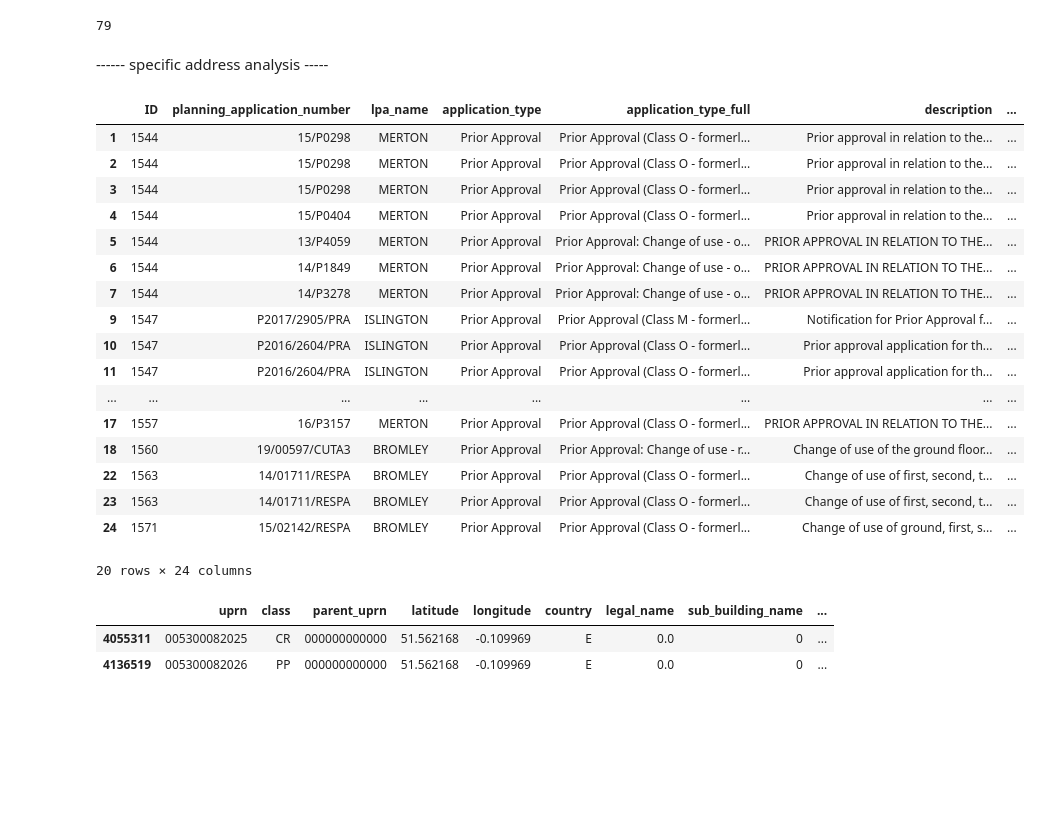
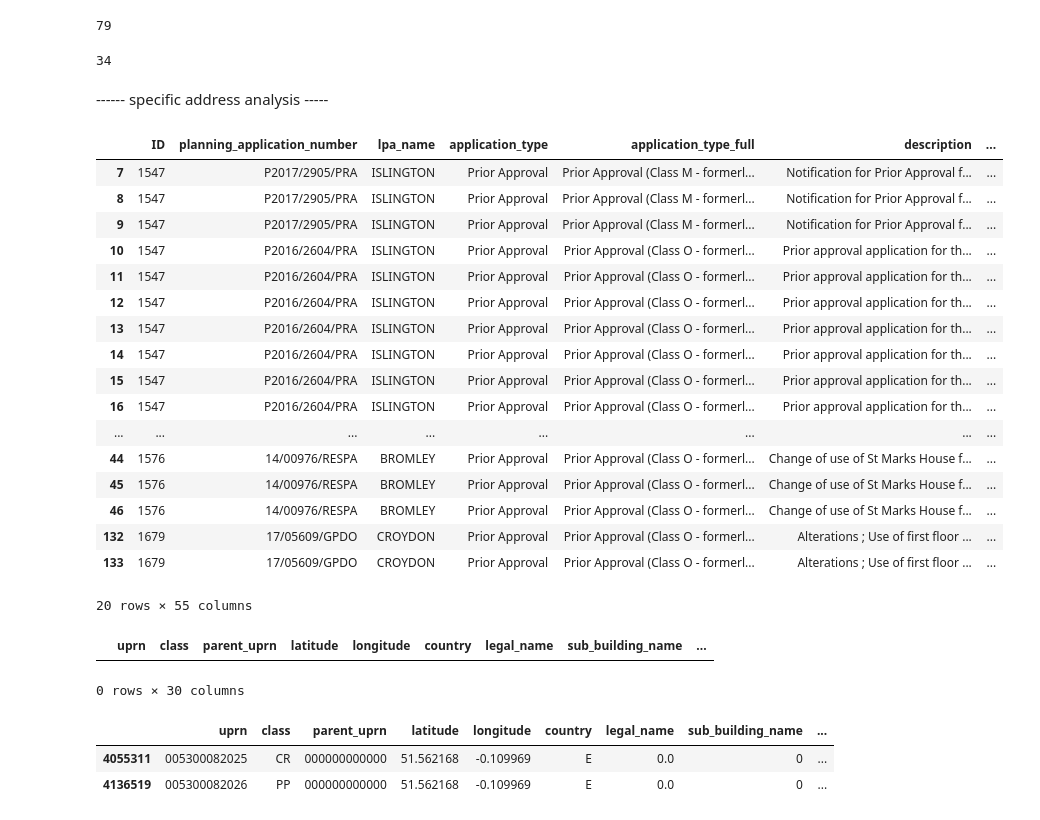
Before and after one commit to christinelangston/research_pd_24, a Jupyter notebook: CL_07_address_match_python_working.ipynb, the cells around one changed output. Drawn from its saved outputs; the diff is of its cells as text; code cells hidden in the pictures; blank space fills up the shorter version.

Commit message:
add strategy for loose matching, ignore building name

```diff
--- a/CL_07_address_match_python_working.ipynb
+++ b/CL_07_address_match_python_working.ipynb
@@ -389,26 +377,50 @@ merged_on_address5B_no_match = merged_on_address5B_no_match.dropna(axis=1, how='
+# %%
+## Strategy 6
+left_columns_6 = ['site_number_clean', 'street_name', 'postcode_clean']
+right_columns_6 = ['pao_start_number', 'street_description', 'postcode_locator']
+
+merged_on_address6_match, merged_on_address6_no_match = my_merge(merged_on_address5B_no_match, resi_AB, left_columns_6, right_columns_6)
+# %%
+merged_on_address6_match['ID'].nunique()
+# %% [output]
+34
+# %%
+merged_on_address6_match = merged_on_address6_match.rename(columns={"uprn": "uprn_OSAB"})
+#merged_on_address3_match = merged_on_address3_match.drop(columns = ['short_site_name_LPA]'])
+merged_on_address6_match['match_strategy'] = 'address_6'
+
+frames = [all_matched, merged_on_address6_match]
+
+all_matched = pd.concat(frames)
+merged_on_address6_no_match = merged_on_address6_no_match.dropna(axis=1, how='all')
 # %% [markdown]
 ------ specific address analysis -----
 # %%
-merged_on_address5_no_match.head(20)
+merged_on_address6_match.head(20)
 # %% [output]
 |  | ID | planning_application_number | lpa_name | application_type | application_type_full | description | ... |
-| 1 | 1544 | 15/P0298 | MERTON | Prior Approval | Prior Approval (Class O - formerl... | Prior approval in relation to the... | ... |
-| 2 | 1544 | 15/P0298 | MERTON | Prior Approval | Prior Approval (Class O - formerl... | Prior approval in relation to the... | ... |
-| 3 | 1544 | 15/P0298 | MERTON | Prior Approval | Prior Approval (Class O - formerl... | Prior approval in relation to the... | ... |
-| 4 | 1544 | 15/P0404 | MERTON | Prior Approval | Prior Approval (Class O - formerl... | Prior approval in relation to the... | ... |
-| 5 | 1544 | 13/P4059 | MERTON | Prior Approval | Prior Approval: Change of use - o... | PRIOR APPROVAL IN RELATION TO THE... | ... |
-| 6 | 1544 | 14/P1849 | MERTON | Prior Approval | Prior Approval: Change of use - o... | PRIOR APPROVAL IN RELATION TO THE... | ... |
-| 7 | 1544 | 14/P3278 | MERTON | Prior Approval | Prior Approval: Change of use - o... | PRIOR APPROVAL IN RELATION TO THE... | ... |
+| 7 | 1547 | P2017/2905/PRA | ISLINGTON | Prior Approval | Prior Approval (Class M - formerl... | Notification for Prior Approval f... | ... |
+| 8 | 1547 | P2017/2905/PRA | ISLINGTON | Prior Approval | Prior Approval (Class M - formerl... | Notification for Prior Approval f... | ... |
 | 9 | 1547 | P2017/2905/PRA | ISLINGTON | Prior Approval | Prior Approval (Class M - formerl... | Notification for Prior Approval f... | ... |
 | 10 | 1547 | P2016/2604/PRA | ISLINGTON | Prior Approval | Prior Approval (Class O - formerl... | Prior approval application for th... | ... |
 | 11 | 1547 | P2016/2604/PRA | ISLINGTON | Prior Approval | Prior Approval (Class O - formerl... | Prior approval application for th... | ... |
+| 12 | 1547 | P2016/2604/PRA | ISLINGTON | Prior Approval | Prior Approval (Class O - formerl... | Prior approval application for th... | ... |
+| 13 | 1547 | P2016/2604/PRA | ISLINGTON | Prior Approval | Prior Approval (Class O - formerl... | Prior approval application for th... | ... |
+| 14 | 1547 | P2016/2604/PRA | ISLINGTON | Prior Approval | Prior Approval (Class O - formerl... | Prior approval application for th... | ... |
+| 15 | 1547 | P2016/2604/PRA | ISLINGTON | Prior Approval | Prior Approval (Class O - formerl... | Prior approval application for th... | ... |
+| 16 | 1547 | P2016/2604/PRA | ISLINGTON | Prior Approval | Prior Approval (Class O - formerl... | Prior approval application for th... | ... |
 | ... | ... | ... | ... | ... | ... | ... | ... |
-| 17 | 1557 | 16/P3157 | MERTON | Prior Approval | Prior Approval (Class O - formerl... | PRIOR APPROVAL IN RELATION TO THE... | ... |
-| 18 | 1560 | 19/00597/CUTA3 | BROMLEY | Prior Approval | Prior Approval: Change of use - r... | Change of use of the ground floor... | ... |
-| 22 | 1563 | 14/01711/RESPA | BROMLEY | Prior Approval | Prior Approval (Class O - formerl... | Change of use of first, second, t... | ... |
-| 23 | 1563 | 14/01711/RESPA | BROMLEY | Prior Approval | Prior Approval (Class O - formerl... | Change of use of first, second, t... | ... |
-| 24 | 1571 | 15/02142/RESPA | BROMLEY | Prior Approval | Prior Approval (Class O - formerl... | Change of use of ground, first, s... | ... |
+| 44 | 1576 | 14/00976/RESPA | BROMLEY | Prior Approval | Prior Approval (Class O - formerl... | Change of use of St Marks House f... | ... |
+| 45 | 1576 | 14/00976/RESPA | BROMLEY | Prior Approval | Prior Approval (Class O - formerl... | Change of use of St Marks House f... | ... |
+| 46 | 1576 | 14/00976/RESPA | BROMLEY | Prior Approval | Prior Approval (Class O - formerl... | Change of use of St Marks House f... | ... |
+| 132 | 1679 | 17/05609/GPDO | CROYDON | Prior Approval | Prior Approval (Class O - formerl... | Alterations ; Use of first floor ... | ... |
+| 133 | 1679 | 17/05609/GPDO | CROYDON | Prior Approval | Prior Approval (Class O - formerl... | Alterations ; Use of first floor ... | ... |
-20 rows × 24 columns
+20 rows × 55 columns
+# %%
+other_AB[(other_AB['building_number'] == '3') & (other_AB['street_description'] == 'HIGH STREET') & (other_AB['postcode_locator'] == 'BR1 1LF')]
+# %% [output]
+|  | uprn | class | parent_uprn | latitude | longitude | country | legal_name | sub_building_name | ... |
+0 rows × 30 columns
 # %%
 ### hmm why isnt itfinding the correct record??
 #this record exists in other AB - okay... so might work once I match taht!
```
Also changed, not shown: parts of 14 cells of this notebook, 1 other file.
